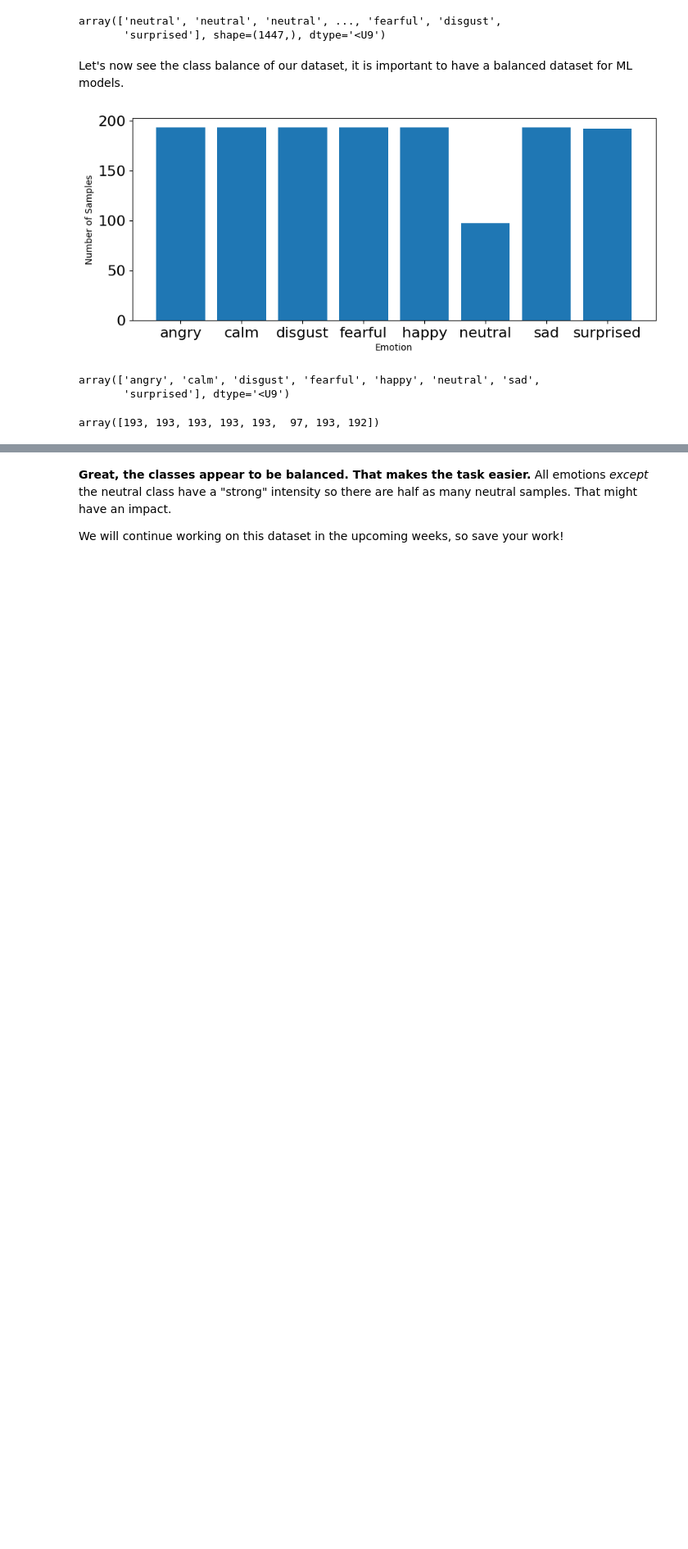
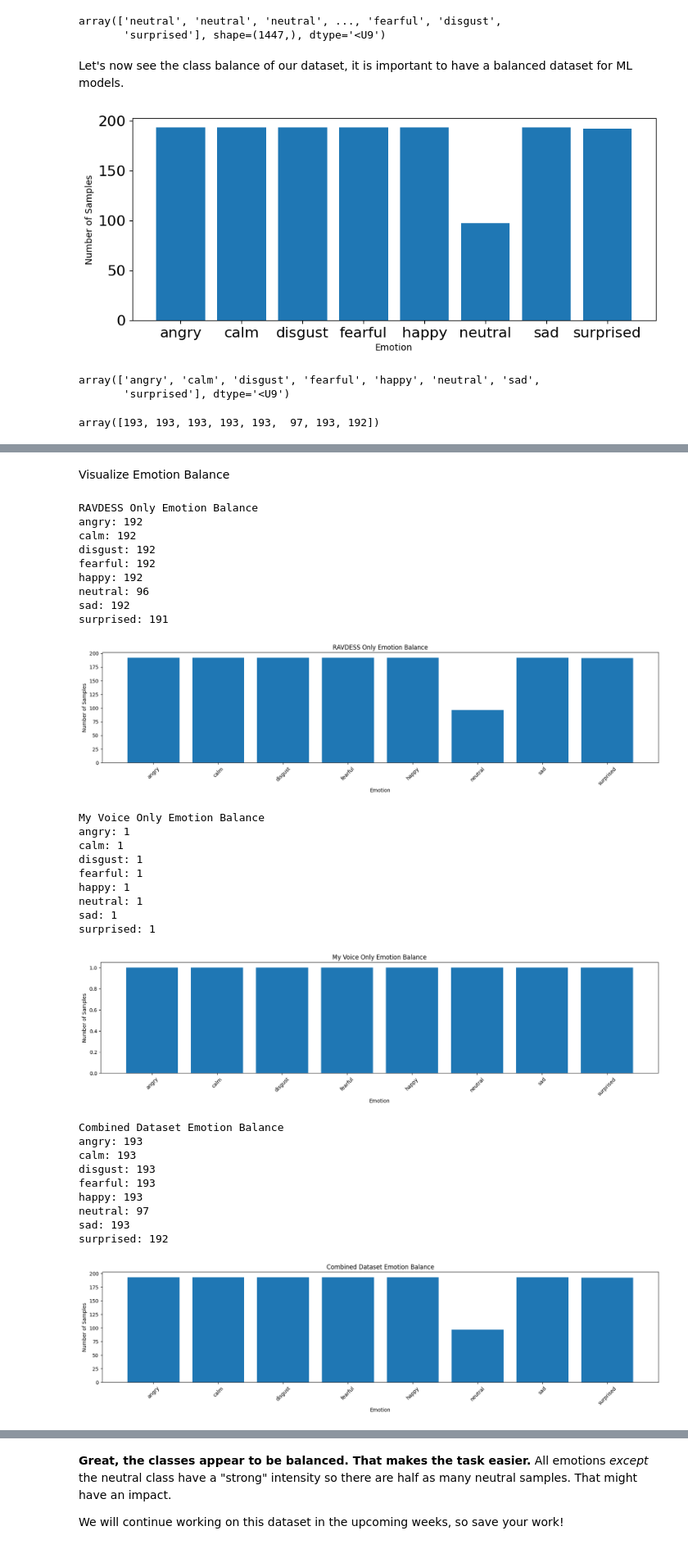
Before and after one commit to Yizhang-Zhu/Week2-DataPreprocessing, a Jupyter notebook: Week 2.ipynb, the cells around one changed output, grey strips where cells are left out. Shown at 82% size. Saved outputs shown, nothing was run; the diff lists cells and outputs as text; code cells hidden in the pictures; blank space fills up the shorter version.

```diff
--- a/Week 2.ipynb
+++ b/Week 2.ipynb
@@ -825,0 +847,18 @@ array([193, 193, 193, 193, 193,  97, 193, 192])
+# %%
+def get_emotions_from_files(files):
+    y = []
+
+    for file in files:
+        file_name = os.path.basename(file)
+        emotion = emotions_dict[file_name.split("-")[2]]
+        y.append(emotion)
+
+    return np.array(y)
+
+ravdess_emotions = get_emotions_from_files(ravdess_files)
+my_voice_emotions = get_emotions_from_files(my_voice_files)
+combined_emotions = get_emotions_from_files(all_files)
+
+print("RAVDESS emotions:", len(ravdess_emotions))
+print("My voice emotions:", len(my_voice_emotions))
+print("Combined emotions:", len(combined_emotions))
@@ -825,0 +869,58 @@ array([193, 193, 193, 193, 193,  97, 193, 192])
+# %% [markdown]
+Visualize Emotion Balance
+# %%
+def plot_emotion_balance(emotions, title):
+    emotion_list, count = np.unique(emotions, return_counts=True)
+
+    print("\n" + title)
+
+    for emotion, number in zip(emotion_list, count):
+        print(f"{emotion}: {number}")
+
+    plt.figure(figsize=(20,4))
+    plt.bar(x=range(len(emotion_list)), height=count)
+    plt.xticks(
+        ticks=range(len(emotion_list)),
+        labels=[emotion for emotion in emotion_list],
+        fontsize=10,
+        rotation=45
+    )
+    plt.title(title)
+    plt.xlabel("Emotion")
+    plt.ylabel("Number of Samples")
+    plt.show()
+
+plot_emotion_balance(ravdess_emotions, "RAVDESS Only Emotion Balance")
+plot_emotion_balance(my_voice_emotions, "My Voice Only Emotion Balance")
+plot_emotion_balance(combined_emotions, "Combined Dataset Emotion Balance")
+# %% [output]
+RAVDESS Only Emotion Balance
+angry: 192
+calm: 192
+disgust: 192
+fearful: 192
+happy: 192
+neutral: 96
+sad: 192
+surprised: 191
+[figure, added]
+My Voice Only Emotion Balance
+angry: 1
+calm: 1
+disgust: 1
+fearful: 1
+happy: 1
+neutral: 1
+sad: 1
+surprised: 1
+[figure, added]
+Combined Dataset Emotion Balance
+angry: 193
+calm: 193
+disgust: 193
+fearful: 193
+happy: 193
+neutral: 97
+sad: 193
+surprised: 192
+[figure, added]
```
Also changed, not shown: parts of 6 cells of this notebook.
